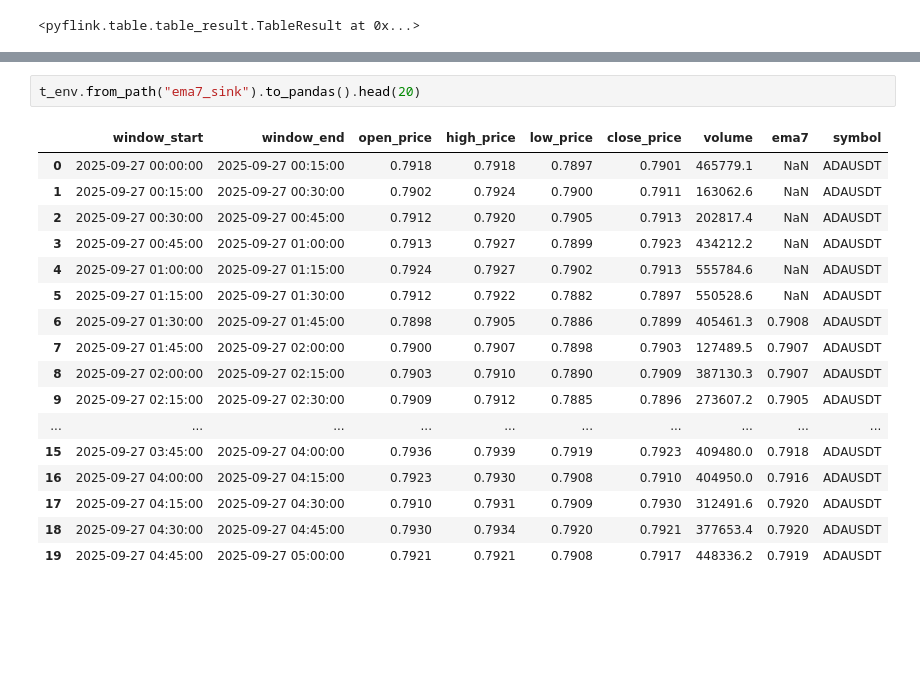
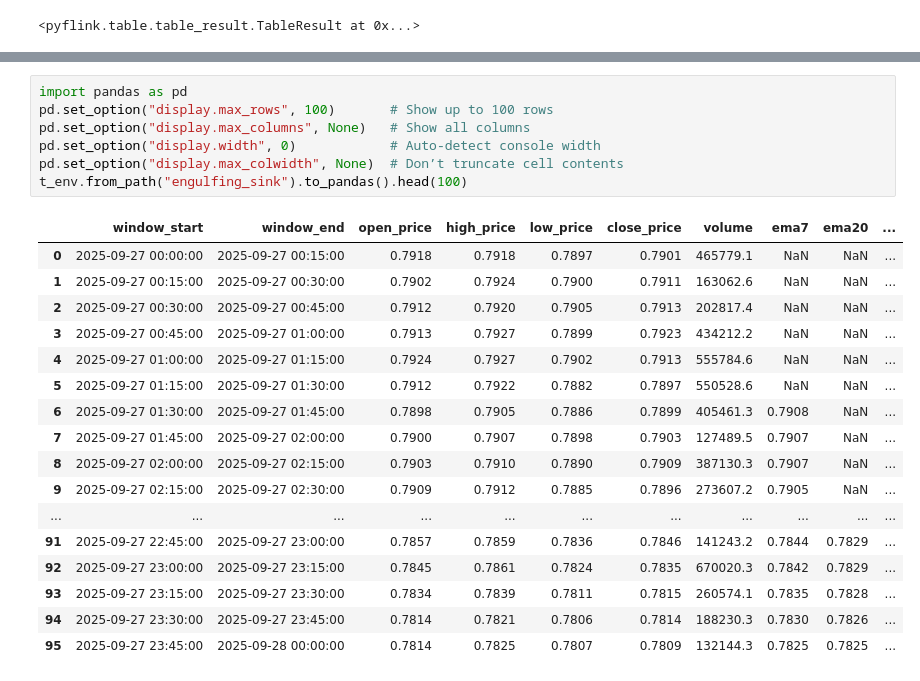
Before and after one commit to sweantu/crypto, a Jupyter notebook: crypto-stream/jupyter/workspace/test_transform_job_pattern_two.ipynb, the cells around one changed output, grey strips where cells are left out. Saved outputs shown, nothing was run; the diff lists cells and outputs as text; blank space fills up the shorter version.

Commit message:
feat: engulfing

```diff
--- a/crypto-stream/jupyter/workspace/test_transform_job_pattern_two.ipynb
+++ b/crypto-stream/jupyter/workspace/test_transform_job_pattern_two.ipynb
@@ -146,25 +206,30 @@ t_env.execute_sql("INSERT INTO ema_sink SELECT * FROM ema_stream")
 # %% [output]
 <pyflink.table.table_result.TableResult at 0x...>
 # %%
-t_env.from_path("ema7_sink").to_pandas().head(20)
+import pandas as pd
+pd.set_option("display.max_rows", 100)       # Show up to 100 rows
+pd.set_option("display.max_columns", None)   # Show all columns
+pd.set_option("display.width", 0)            # Auto-detect console width
+pd.set_option("display.max_colwidth", None)  # Don’t truncate cell contents
+t_env.from_path("engulfing_sink").to_pandas().head(100)
 # %% [output]
-|  | window_start | window_end | open_price | high_price | low_price | close_price | volume | ema7 | symbol |
-| 0 | 2025-09-27 00:00:00 | 2025-09-27 00:15:00 | 0.7918 | 0.7918 | 0.7897 | 0.7901 | 465779.1 | NaN | ADAUSDT |
-| 1 | 2025-09-27 00:15:00 | 2025-09-27 00:30:00 | 0.7902 | 0.7924 | 0.7900 | 0.7911 | 163062.6 | NaN | ADAUSDT |
-| 2 | 2025-09-27 00:30:00 | 2025-09-27 00:45:00 | 0.7912 | 0.7920 | 0.7905 | 0.7913 | 202817.4 | NaN | ADAUSDT |
-| 3 | 2025-09-27 00:45:00 | 2025-09-27 01:00:00 | 0.7913 | 0.7927 | 0.7899 | 0.7923 | 434212.2 | NaN | ADAUSDT |
-| 4 | 2025-09-27 01:00:00 | 2025-09-27 01:15:00 | 0.7924 | 0.7927 | 0.7902 | 0.7913 | 555784.6 | NaN | ADAUSDT |
-| 5 | 2025-09-27 01:15:00 | 2025-09-27 01:30:00 | 0.7912 | 0.7922 | 0.7882 | 0.7897 | 550528.6 | NaN | ADAUSDT |
-| 6 | 2025-09-27 01:30:00 | 2025-09-27 01:45:00 | 0.7898 | 0.7905 | 0.7886 | 0.7899 | 405461.3 | 0.7908 | ADAUSDT |
-| 7 | 2025-09-27 01:45:00 | 2025-09-27 02:00:00 | 0.7900 | 0.7907 | 0.7898 | 0.7903 | 127489.5 | 0.7907 | ADAUSDT |
-| 8 | 2025-09-27 02:00:00 | 2025-09-27 02:15:00 | 0.7903 | 0.7910 | 0.7890 | 0.7909 | 387130.3 | 0.7907 | ADAUSDT |
-| 9 | 2025-09-27 02:15:00 | 2025-09-27 02:30:00 | 0.7909 | 0.7912 | 0.7885 | 0.7896 | 273607.2 | 0.7905 | ADAUSDT |
-| ... | ... | ... | ... | ... | ... | ... | ... | ... | ... |
-| 15 | 2025-09-27 03:45:00 | 2025-09-27 04:00:00 | 0.7936 | 0.7939 | 0.7919 | 0.7923 | 409480.0 | 0.7918 | ADAUSDT |
-| 16 | 2025-09-27 04:00:00 | 2025-09-27 04:15:00 | 0.7923 | 0.7930 | 0.7908 | 0.7910 | 404950.0 | 0.7916 | ADAUSDT |
-| 17 | 2025-09-27 04:15:00 | 2025-09-27 04:30:00 | 0.7910 | 0.7931 | 0.7909 | 0.7930 | 312491.6 | 0.7920 | ADAUSDT |
-| 18 | 2025-09-27 04:30:00 | 2025-09-27 04:45:00 | 0.7930 | 0.7934 | 0.7920 | 0.7921 | 377653.4 | 0.7920 | ADAUSDT |
-| 19 | 2025-09-27 04:45:00 | 2025-09-27 05:00:00 | 0.7921 | 0.7921 | 0.7908 | 0.7917 | 448336.2 | 0.7919 | ADAUSDT |
+|  | window_start | window_end | open_price | high_price | low_price | close_price | volume | ema7 | ema20 | ... |
+| 0 | 2025-09-27 00:00:00 | 2025-09-27 00:15:00 | 0.7918 | 0.7918 | 0.7897 | 0.7901 | 465779.1 | NaN | NaN | ... |
+| 1 | 2025-09-27 00:15:00 | 2025-09-27 00:30:00 | 0.7902 | 0.7924 | 0.7900 | 0.7911 | 163062.6 | NaN | NaN | ... |
+| 2 | 2025-09-27 00:30:00 | 2025-09-27 00:45:00 | 0.7912 | 0.7920 | 0.7905 | 0.7913 | 202817.4 | NaN | NaN | ... |
+| 3 | 2025-09-27 00:45:00 | 2025-09-27 01:00:00 | 0.7913 | 0.7927 | 0.7899 | 0.7923 | 434212.2 | NaN | NaN | ... |
+| 4 | 2025-09-27 01:00:00 | 2025-09-27 01:15:00 | 0.7924 | 0.7927 | 0.7902 | 0.7913 | 555784.6 | NaN | NaN | ... |
+| 5 | 2025-09-27 01:15:00 | 2025-09-27 01:30:00 | 0.7912 | 0.7922 | 0.7882 | 0.7897 | 550528.6 | NaN | NaN | ... |
+| 6 | 2025-09-27 01:30:00 | 2025-09-27 01:45:00 | 0.7898 | 0.7905 | 0.7886 | 0.7899 | 405461.3 | 0.7908 | NaN | ... |
+| 7 | 2025-09-27 01:45:00 | 2025-09-27 02:00:00 | 0.7900 | 0.7907 | 0.7898 | 0.7903 | 127489.5 | 0.7907 | NaN | ... |
+| 8 | 2025-09-27 02:00:00 | 2025-09-27 02:15:00 | 0.7903 | 0.7910 | 0.7890 | 0.7909 | 387130.3 | 0.7907 | NaN | ... |
+| 9 | 2025-09-27 02:15:00 | 2025-09-27 02:30:00 | 0.7909 | 0.7912 | 0.7885 | 0.7896 | 273607.2 | 0.7905 | NaN | ... |
+| ... | ... | ... | ... | ... | ... | ... | ... | ... | ... | ... |
+| 91 | 2025-09-27 22:45:00 | 2025-09-27 23:00:00 | 0.7857 | 0.7859 | 0.7836 | 0.7846 | 141243.2 | 0.7844 | 0.7829 | ... |
+| 92 | 2025-09-27 23:00:00 | 2025-09-27 23:15:00 | 0.7845 | 0.7861 | 0.7824 | 0.7835 | 670020.3 | 0.7842 | 0.7829 | ... |
+| 93 | 2025-09-27 23:15:00 | 2025-09-27 23:30:00 | 0.7834 | 0.7839 | 0.7811 | 0.7815 | 260574.1 | 0.7835 | 0.7828 | ... |
+| 94 | 2025-09-27 23:30:00 | 2025-09-27 23:45:00 | 0.7814 | 0.7821 | 0.7806 | 0.7814 | 188230.3 | 0.7830 | 0.7826 | ... |
+| 95 | 2025-09-27 23:45:00 | 2025-09-28 00:00:00 | 0.7814 | 0.7825 | 0.7807 | 0.7809 | 132144.3 | 0.7825 | 0.7825 | ... |
 # %%
 !jupyter nbconvert --to script test_transform_job_pattern_two.ipynb
 # %% [output]
```
Also changed, not shown: parts of 9 cells of this notebook, 1 other file.
